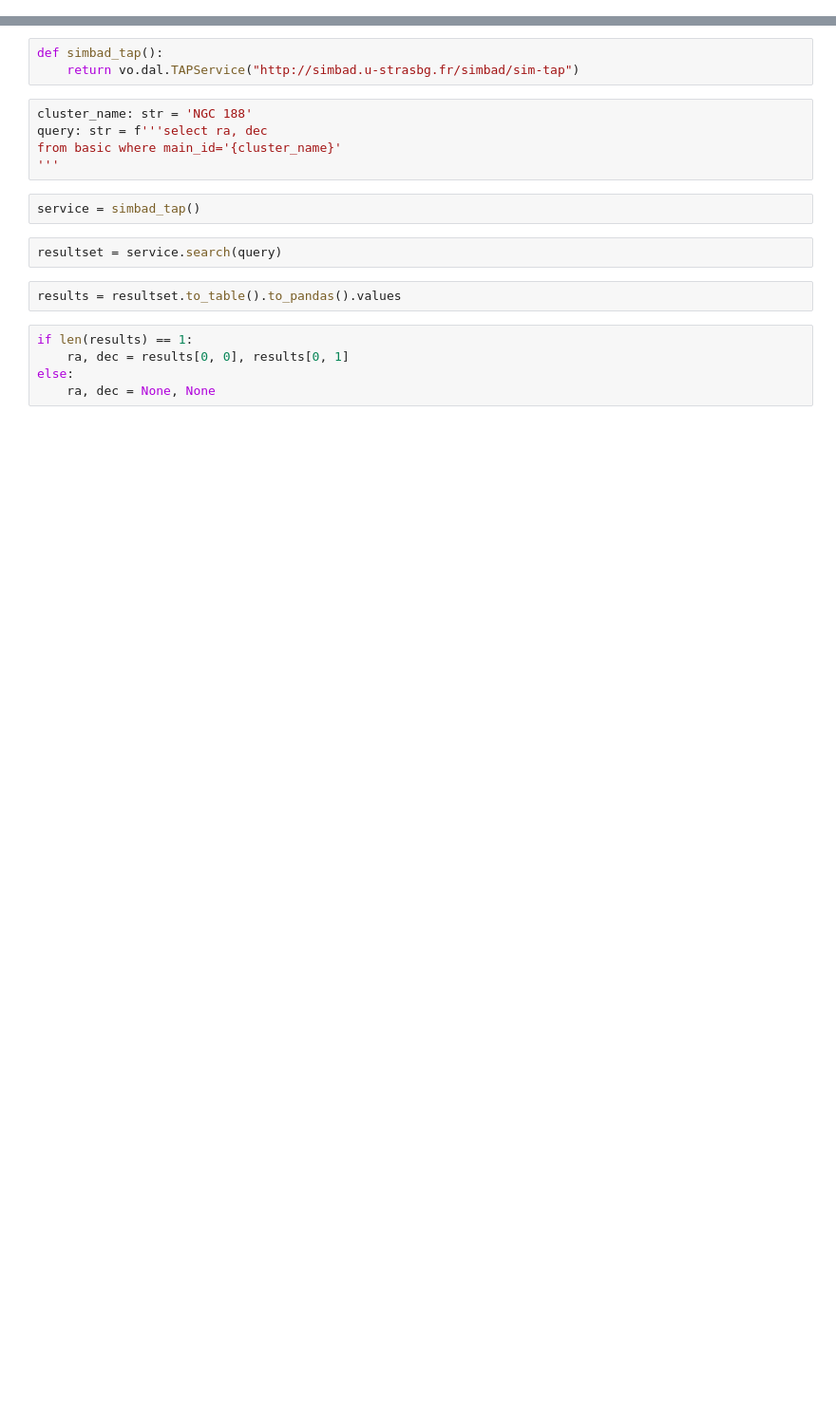
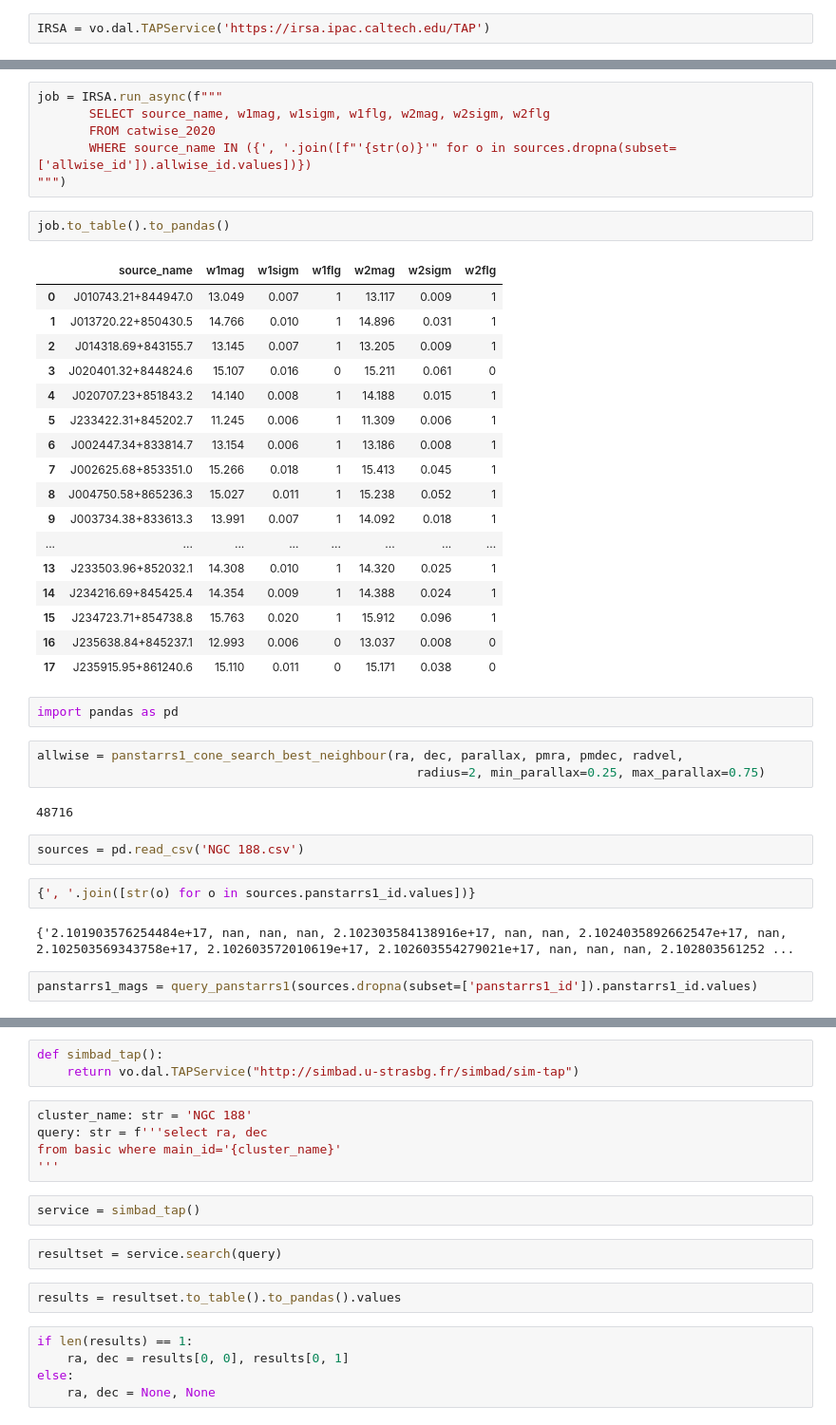
Before and after one commit to maja-jablonska/blue-stragglers-with-gaia, a Jupyter notebook: gaia_download_test.ipynb, the cells around one changed output, grey strips where cells are left out. Shown at 95% size. Saved outputs shown, nothing was run; the diff lists cells and outputs as text; blank space fills up the shorter version.

```diff
--- a/gaia_download_test.ipynb
+++ b/gaia_download_test.ipynb
@@ -4,0 +8,2 @@ import pyvo as vo
+# %%
+IRSA = vo.dal.TAPService('https://irsa.ipac.caltech.edu/TAP')
@@ -4,0 +13,41 @@ import pyvo as vo
+# %%
+job = IRSA.run_async(f"""
+       SELECT source_name, w1mag, w1sigm, w1flg, w2mag, w2sigm, w2flg
+       FROM catwise_2020
+       WHERE source_name IN ({', '.join([f"'{str(o)}'" for o in sources.dropna(subset=['allwise_id']).allwise_id.values])})
+""")
+# %%
+job.to_table().to_pandas()
+# %% [output]
+|  | source_name | w1mag | w1sigm | w1flg | w2mag | w2sigm | w2flg |
+| 0 | J010743.21+844947.0 | 13.049 | 0.007 | 1 | 13.117 | 0.009 | 1 |
+| 1 | J013720.22+850430.5 | 14.766 | 0.010 | 1 | 14.896 | 0.031 | 1 |
+| 2 | J014318.69+843155.7 | 13.145 | 0.007 | 1 | 13.205 | 0.009 | 1 |
+| 3 | J020401.32+844824.6 | 15.107 | 0.016 | 0 | 15.211 | 0.061 | 0 |
+| 4 | J020707.23+851843.2 | 14.140 | 0.008 | 1 | 14.188 | 0.015 | 1 |
+| 5 | J233422.31+845202.7 | 11.245 | 0.006 | 1 | 11.309 | 0.006 | 1 |
+| 6 | J002447.34+833814.7 | 13.154 | 0.006 | 1 | 13.186 | 0.008 | 1 |
+| 7 | J002625.68+853351.0 | 15.266 | 0.018 | 1 | 15.413 | 0.045 | 1 |
+| 8 | J004750.58+865236.3 | 15.027 | 0.011 | 1 | 15.238 | 0.052 | 1 |
+| 9 | J003734.38+833613.3 | 13.991 | 0.007 | 1 | 14.092 | 0.018 | 1 |
+| ... | ... | ... | ... | ... | ... | ... | ... |
+| 13 | J233503.96+852032.1 | 14.308 | 0.010 | 1 | 14.320 | 0.025 | 1 |
+| 14 | J234216.69+845425.4 | 14.354 | 0.009 | 1 | 14.388 | 0.024 | 1 |
+| 15 | J234723.71+854738.8 | 15.763 | 0.020 | 1 | 15.912 | 0.096 | 1 |
+| 16 | J235638.84+845237.1 | 12.993 | 0.006 | 0 | 13.037 | 0.008 | 0 |
+| 17 | J235915.95+861240.6 | 15.110 | 0.011 | 0 | 15.171 | 0.038 | 0 |
+# %%
+import pandas as pd
+# %%
+allwise = panstarrs1_cone_search_best_neighbour(ra, dec, parallax, pmra, pmdec, radvel,
+                                                   radius=2, min_parallax=0.25, max_parallax=0.75)
+# %% [output]
+48716
+# %%
+sources = pd.read_csv('NGC 188.csv')
+# %%
+{', '.join([str(o) for o in sources.panstarrs1_id.values])}
+# %% [output]
+{'2.101903576254484e+17, nan, nan, nan, 2.102303584138916e+17, nan, nan, 2.1024035892662547e+17, nan, 2.102503569343758e+17, 2.102603572010619e+17, 2.102603554279021e+17, nan, nan, nan, 2.102803561252 ...
+# %%
+panstarrs1_mags = query_panstarrs1(sources.dropna(subset=['panstarrs1_id']).panstarrs1_id.values)
```
Also changed, not shown: parts of 6 cells of this notebook, 4 other files.
